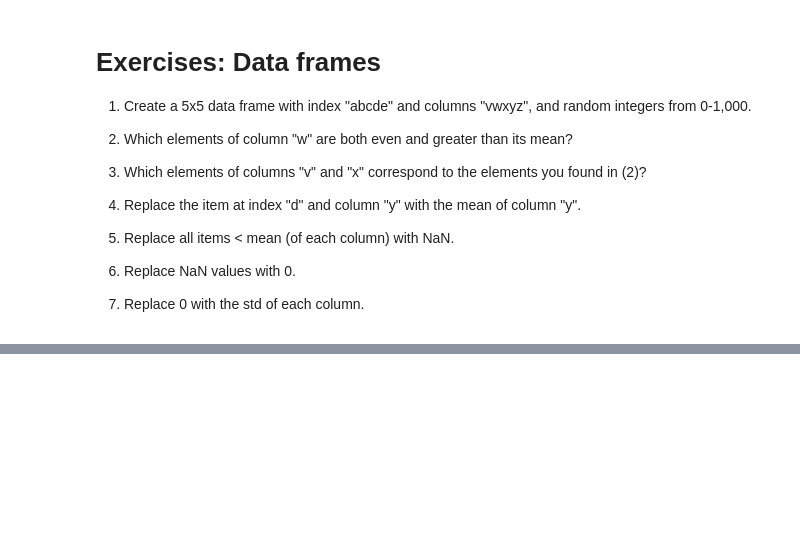
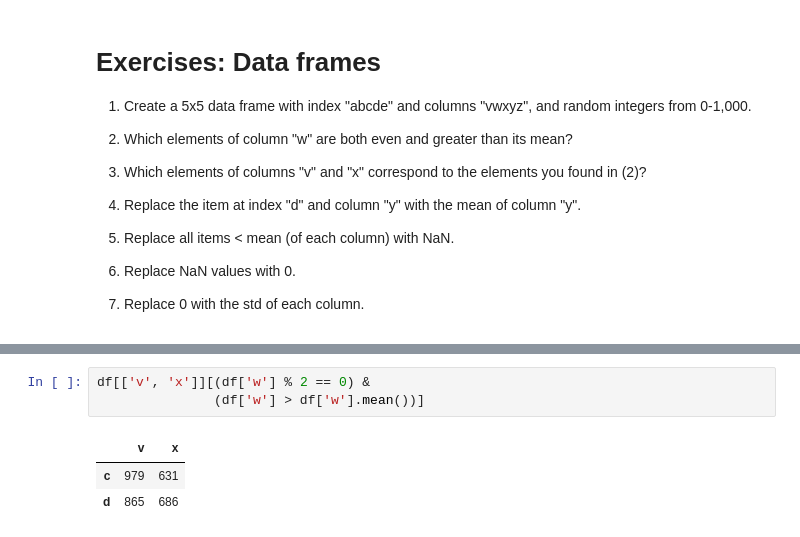
Before and after one commit to ramlaxman/cisco-data-science-2020-sept, a Jupyter notebook: Cisco — 2020 September 22.ipynb, the cells around one changed output, grey strips where cells are left out. Cells and saved outputs as stored; diff of their text form; blank space fills up the shorter version.

```diff
--- a/Cisco — 2020 September 22.ipynb
+++ b/Cisco — 2020 September 22.ipynb
@@ -1480,0 +1516,7 @@ df = DataFrame(np.random.randint(0, 1000, [5,5]))
+# %%
+df[['v', 'x']][(df['w'] % 2 == 0) &
+               (df['w'] > df['w'].mean())]
+# %% [output]
+|  | v | x |
+| c | 979 | 631 |
+| d | 865 | 686 |
```
Also changed, not shown: parts of 4 cells of this notebook.
